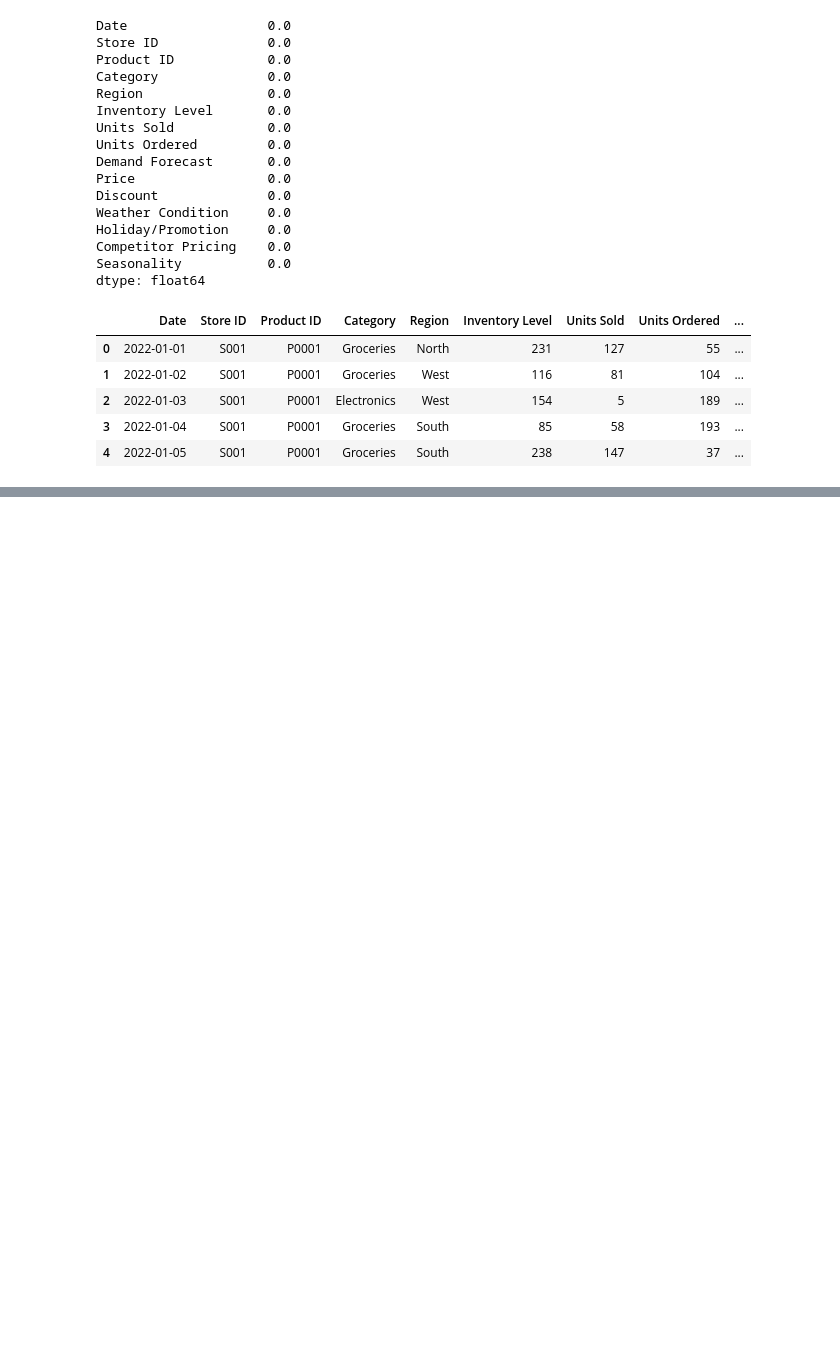
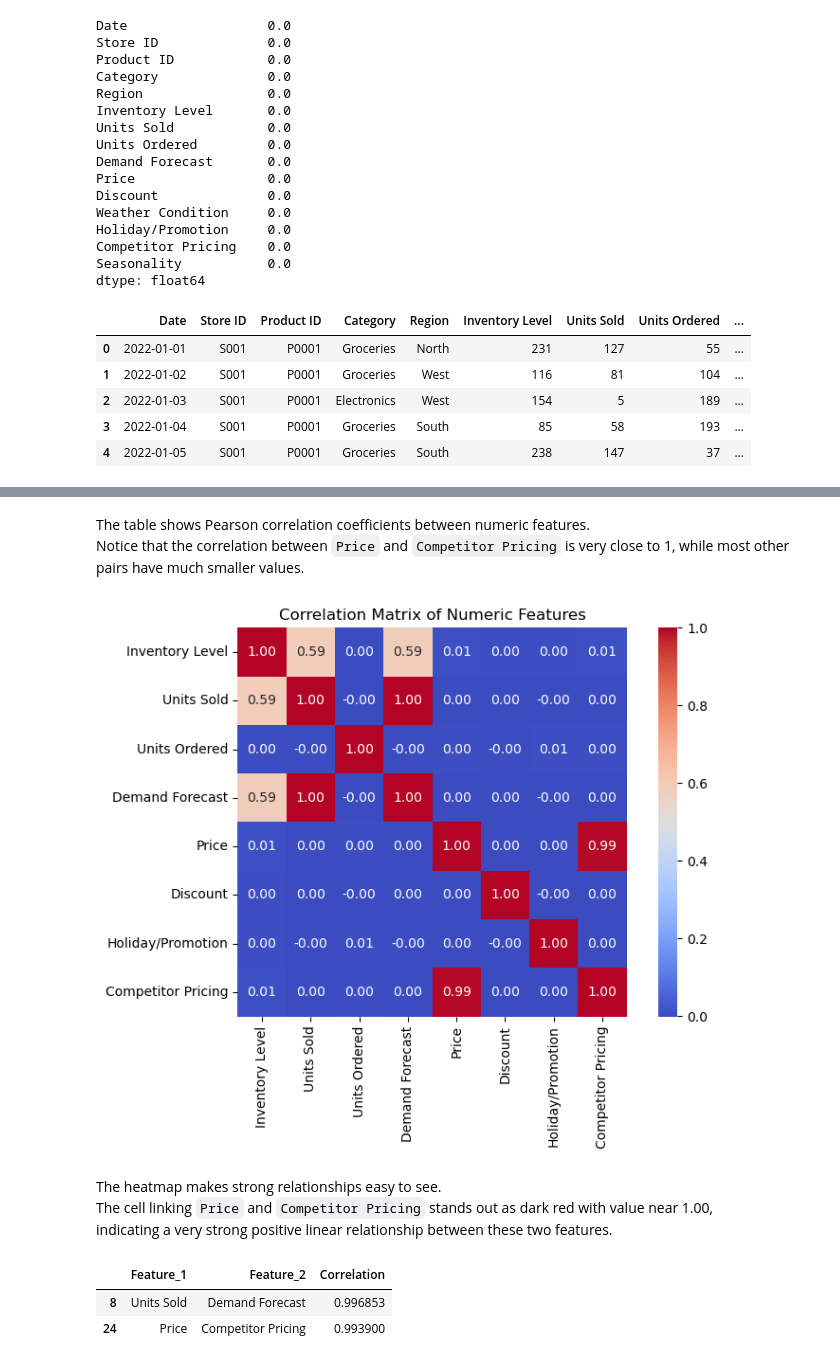
Before and after one commit to JihoJun2882/Problem-Analysis-Workshop-4, a Jupyter notebook: DimensionalityReduction_Workshop.ipynb, the cells around one changed output, grey strips where cells are left out. Saved outputs shown, nothing was run; the diff lists cells and outputs as text; code cells hidden in the pictures; blank space fills up the shorter version.

```diff
--- a/DimensionalityReduction_Workshop.ipynb
+++ b/DimensionalityReduction_Workshop.ipynb
@@ -144,0 +254,3 @@ df.head()
+# %%
+corr_matrix = df[numeric_cols].corr()
+corr_matrix
@@ -144,0 +267,25 @@ df.head()
+# %% [markdown]
+The table shows Pearson correlation coefficients between numeric features.
+Notice that the correlation between `Price` and `Competitor Pricing` is very close to 1, while most other pairs have much smaller values.
+# %%
+plt.figure(figsize=(8, 6))
+sns.heatmap(corr_matrix, annot=True, fmt=".2f", cmap="coolwarm", square=True)
+plt.title("Correlation Matrix of Numeric Features")
+plt.tight_layout()
+plt.show()
+# %% [output]
+[figure, added]
+# %% [markdown]
+The heatmap makes strong relationships easy to see.
+The cell linking `Price` and `Competitor Pricing` stands out as dark red with value near 1.00,
+indicating a very strong positive linear relationship between these two features.
+# %%
+upper = corr_matrix.where(np.triu(np.ones(corr_matrix.shape), k=1).astype(bool))
+high_corr_pairs = upper.stack().reset_index()
+high_corr_pairs.columns = ["Feature_1", "Feature_2", "Correlation"]
+high_corr_pairs = high_corr_pairs[high_corr_pairs["Correlation"].abs() > 0.9]
+high_corr_pairs
+# %% [output]
+|  | Feature_1 | Feature_2 | Correlation |
+| 8 | Units Sold | Demand Forecast | 0.996853 |
+| 24 | Price | Competitor Pricing | 0.993900 |
```
Also changed, not shown: parts of 21 cells of this notebook, 1 other file.
